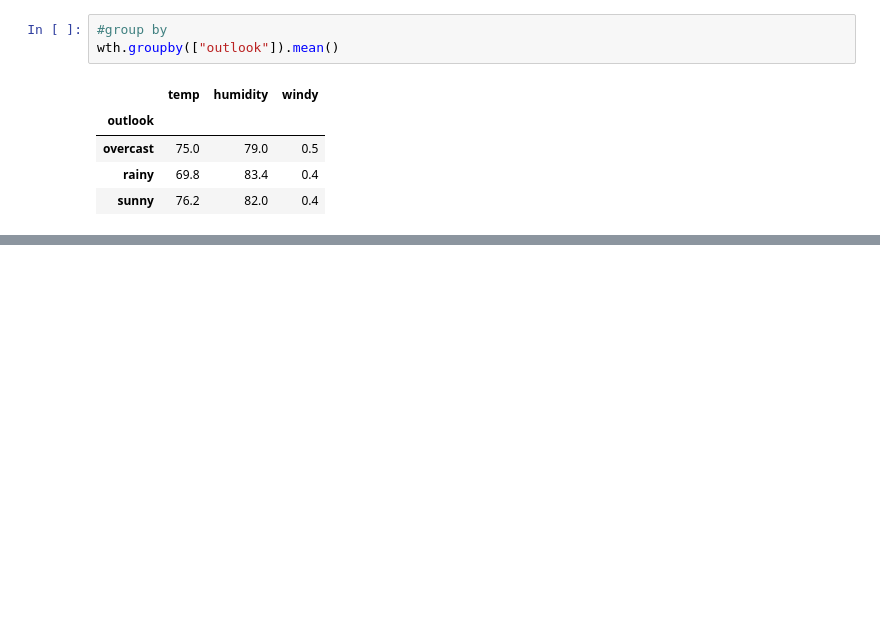
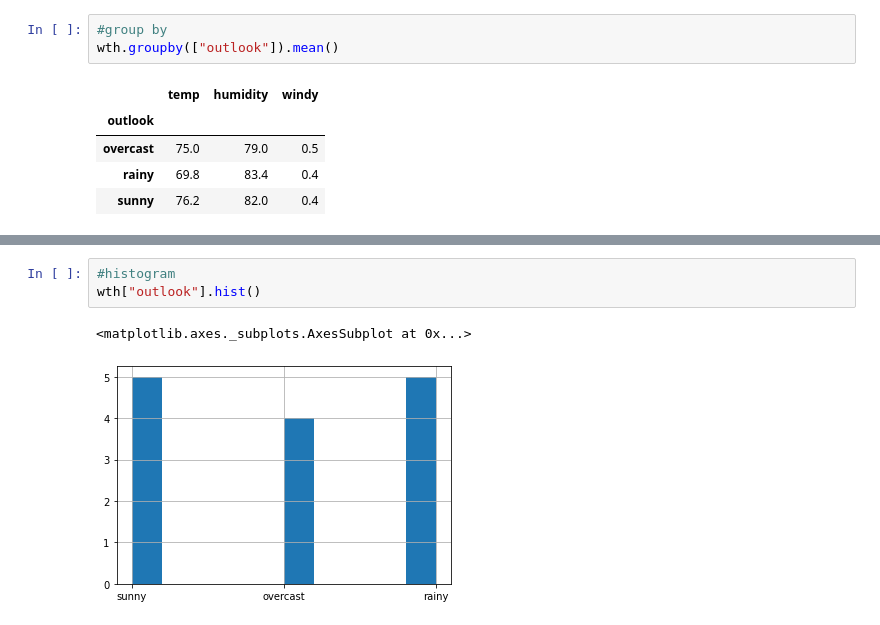
Before and after one commit to RGMishan/Machine-Learning, a Jupyter notebook: pandas/introToPandas.ipynb, the cells around one changed output, grey strips where cells are left out. Drawn from its saved outputs; the diff is of its cells as text; blank space fills up the shorter version.

```diff
--- a/pandas/introToPandas.ipynb
+++ b/pandas/introToPandas.ipynb
@@ -309,3 +311,9 @@ dtype: object
 [figure]
 [figure]
 [figure]
+# %%
+#histogram
+wth["outlook"].hist()
+# %% [output]
+<matplotlib.axes._subplots.AxesSubplot at 0x...>
+[figure, added]
```
Also changed, not shown: parts of 1 cell of this notebook.
